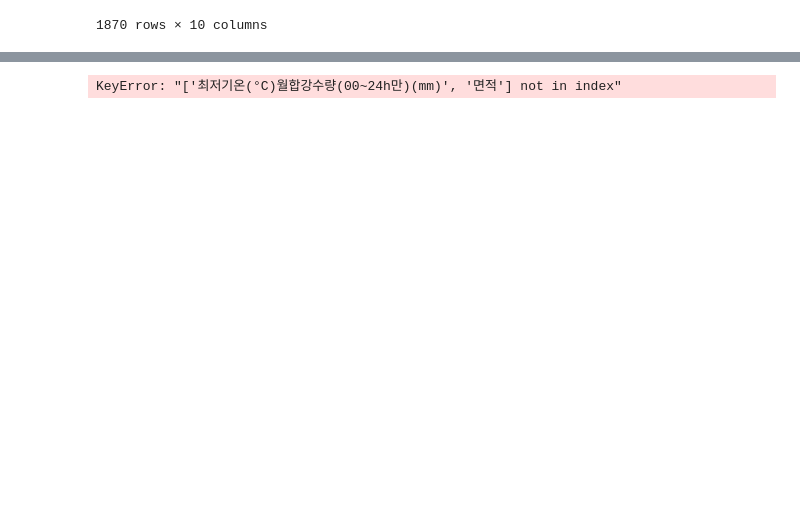
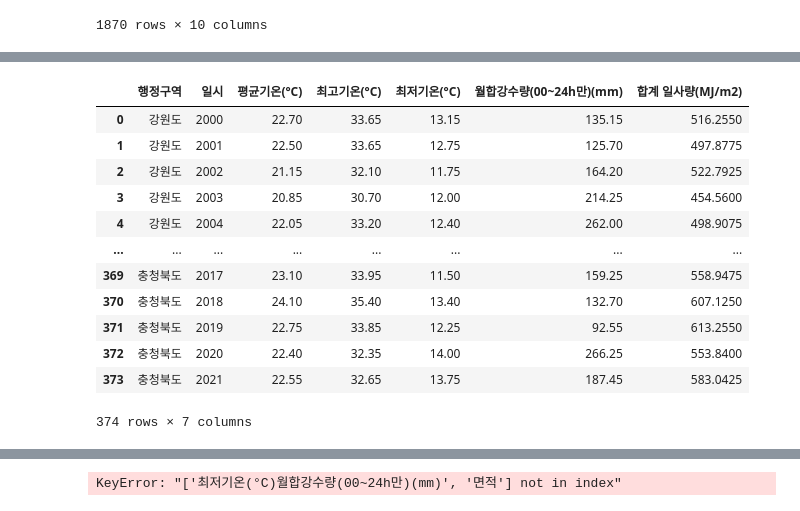
Before and after one commit to Kim-Hyunah/Final_Predict_Agricultural, a Jupyter notebook: preprocessing_weather_furoot_ha.ipynb, the cells around one changed output, grey strips where cells are left out. Saved outputs shown, nothing was run; the diff lists cells and outputs as text; code cells hidden in the pictures; blank space fills up the shorter version.

```diff
--- a/preprocessing_weather_furoot_ha.ipynb
+++ b/preprocessing_weather_furoot_ha.ipynb
@@ -568,3 +610,19 @@ winter_df_median = winter_df_median.rename(columns={'년도': '일시'})
 spring_df_median = spring_df_median.rename(columns={'년도':'일시'})
 gorange_df_median = gorange_df_median.rename(columns={'년도':'일시'})
 fall_df_median = fall_df_median.rename(columns={'년도':'일시'})
+# %%
+gorange_df_median
+# %% [output]
+|  | 행정구역 | 일시 | 평균기온(°C) | 최고기온(°C) | 최저기온(°C) | 월합강수량(00~24h만)(mm) | 합계 일사량(MJ/m2) |
+| 0 | 강원도 | 2000 | 22.70 | 33.65 | 13.15 | 135.15 | 516.2550 |
+| 1 | 강원도 | 2001 | 22.50 | 33.65 | 12.75 | 125.70 | 497.8775 |
+| 2 | 강원도 | 2002 | 21.15 | 32.10 | 11.75 | 164.20 | 522.7925 |
+| 3 | 강원도 | 2003 | 20.85 | 30.70 | 12.00 | 214.25 | 454.5600 |
+| 4 | 강원도 | 2004 | 22.05 | 33.20 | 12.40 | 262.00 | 498.9075 |
+| ... | ... | ... | ... | ... | ... | ... | ... |
+| 369 | 충청북도 | 2017 | 23.10 | 33.95 | 11.50 | 159.25 | 558.9475 |
+| 370 | 충청북도 | 2018 | 24.10 | 35.40 | 13.40 | 132.70 | 607.1250 |
+| 371 | 충청북도 | 2019 | 22.75 | 33.85 | 12.25 | 92.55 | 613.2550 |
+| 372 | 충청북도 | 2020 | 22.40 | 32.35 | 14.00 | 266.25 | 553.8400 |
+| 373 | 충청북도 | 2021 | 22.55 | 32.65 | 13.75 | 187.45 | 583.0425 |
+374 rows × 7 columns
```
Also changed, not shown: parts of 26 cells of this notebook, 1 other file.
